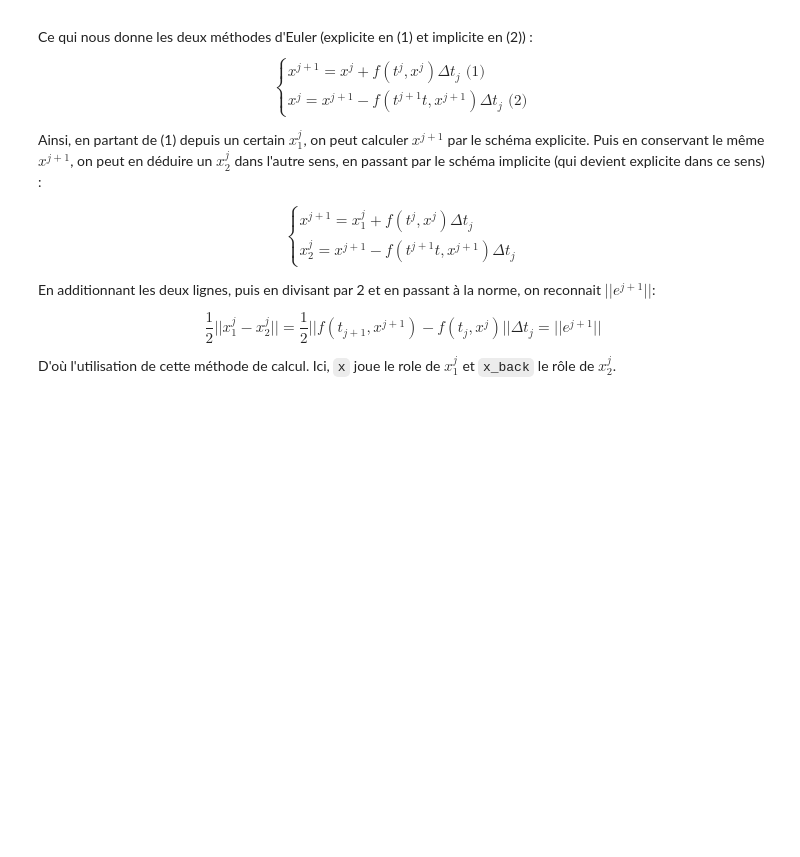
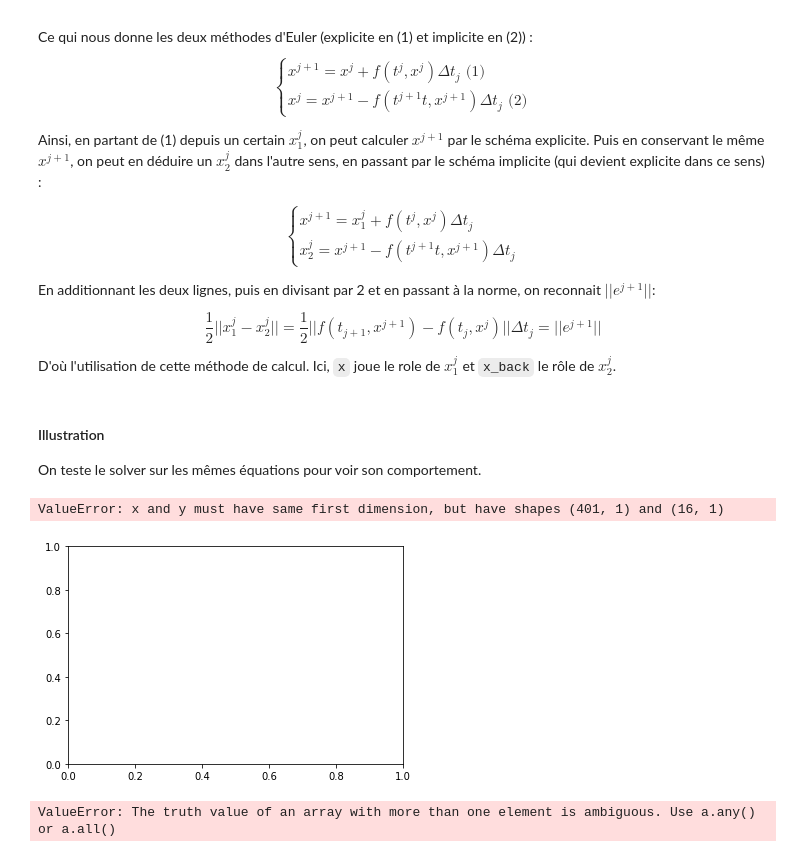
Before and after one commit to LauraGarda/Projet_ED2, a Jupyter notebook: Projet_ED2.ipynb, the cells around one changed output. Drawn from its saved outputs; the diff is of its cells as text; code cells hidden in the pictures; blank space fills up the shorter version.

```diff
--- a/Projet_ED2.ipynb
+++ b/Projet_ED2.ipynb
@@ -333,3 +335,41 @@ En additionnant les deux lignes, puis en divisant par 2 et en passant à la norm
 $$ \frac{1}{2}||x^j_1 - x^j_2|| = \frac{1}{2}||f(t_{j+1},x^{j+1}) - f(t_j,x^j)||\Delta t_j = ||e^{j+1}||$$
 
 D'où l'utilisation de cette méthode de calcul. Ici, `x` joue le role de $x^j_1$ et `x_back` le rôle de $x^j_2$.
+# %% [markdown]
+#### Illustration
+
+On teste le solver sur les mêmes équations pour voir son comportement.
+# %%
+#Exponentielle sur [0;5]
+T, X1 = solve_euler_explicit(lambda x: x, np.array([1]), 0.3, 5)
+T, X2 = solve_heun(lambda x: x, np.array([1]), 0.3, 5)
+T, X3 = solve_ivp_euler_explicit_variable_step(lambda x: x, np.array([1]), 0.3, 5)
+X_Theo = np.exp(T)
+plt.plot(T,X1, label="Euler")
+plt.plot(T,X2, label="Heun")
+plt.plot(T,X_Theo, label="Tracé réel")
+#plt.plot(T,X3, label="Euler variable")
+plt.title("Comparaison des solvers avec $exp$ pour un pas de 0.3")
+plt.legend()
+plt.show()
+# %% [output]
+ValueError: x and y must have same first dimension, but have shapes (401, 1) and (16, 1)
+[figure, added]
+# %%
+#Sinus sur [0;10]
+T, Y1 = solve_euler_explicit(lambda X: np.array((X[1],-X[0])), np.array([0,1]), 0.3, 10)
+X1 = Y1[:,0] #On ne récupère que la position
+T, Y2 = solve_heun(lambda X: np.array((X[1],-X[0])), np.array([0,1]), 0.3, 10)
+X2 = Y2[:,0] #On ne récupère que la position
+T, Y3 = solve_ivp_euler_explicit_variable_step(lambda X: np.array((X[1],-X[0])), np.array([0,1]), 0.3, 10)
+X3 = Y3[:,0] #On ne récupère que la position
+X_Theo = np.sin(T)
+plt.plot(T,X1, label="Euler")
+plt.plot(T,X2, label="Heun")
+plt.plot(T,X_Theo, label="Tracé réel")
+plt.plot(T,X3, label="Euler variable")
+plt.title("Comparaison des solvers avec $sin$ pour un pas de 0.3")
+plt.legend()
+plt.show()
+# %% [output]
+ValueError: The truth value of an array with more than one element is ambiguous. Use a.any() or a.all()
```
Also changed, not shown: parts of 7 cells of this notebook.
